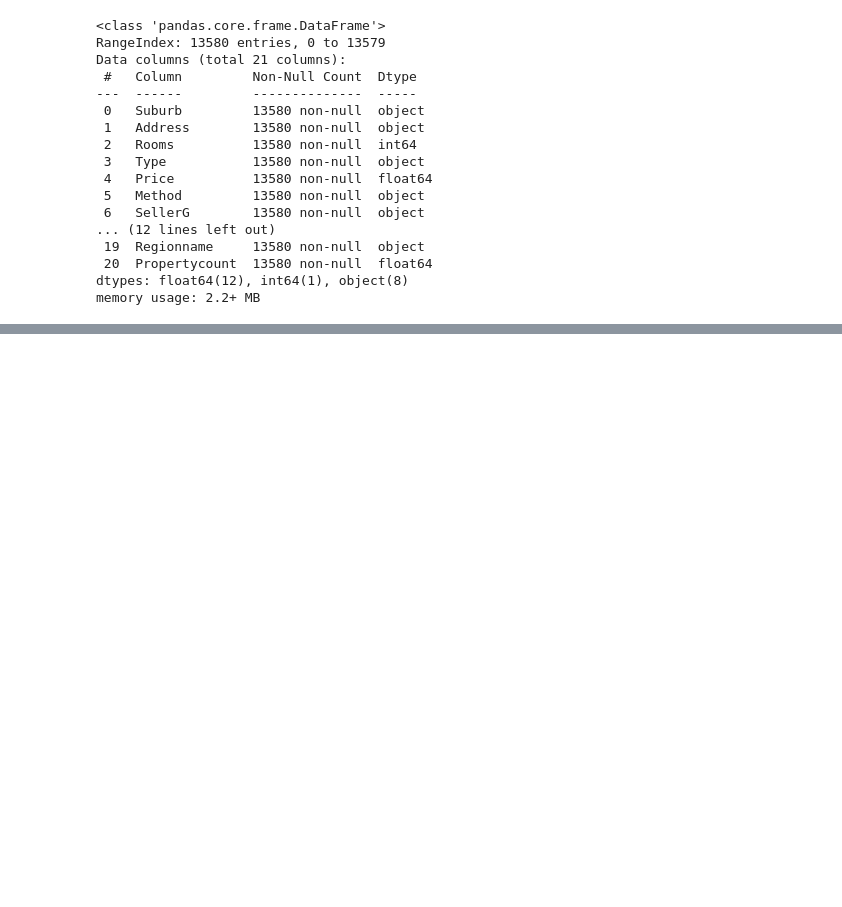
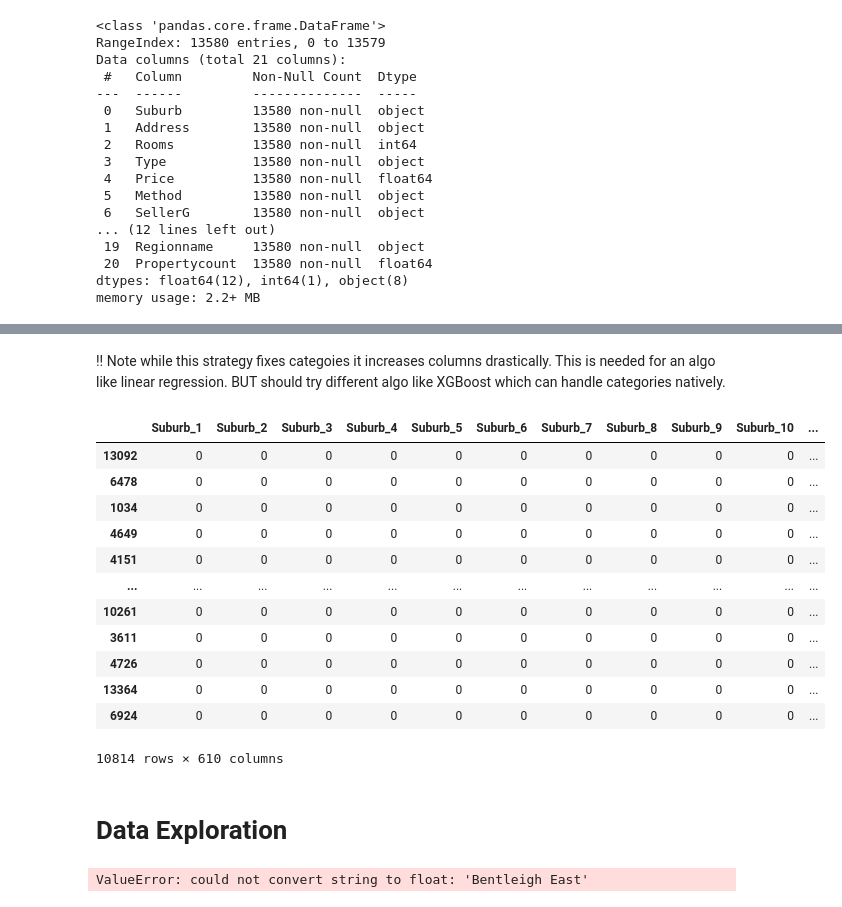
Before and after one commit to onionsp/Realestate-Price-Estimator, a Jupyter notebook: main.ipynb, the cells around one changed output, grey strips where cells are left out. Saved outputs shown, nothing was run; the diff lists cells and outputs as text; code cells hidden in the pictures; blank space fills up the shorter version.

```diff
--- a/main.ipynb
+++ b/main.ipynb
@@ -89,4 +100,30 @@ array([[<Axes: title={'center': 'Rooms'}>,
+# %% [markdown]
+!! Note while this strategy fixes categoies it increases columns drastically. This is needed for an algo like linear regression. BUT should try different algo like XGBoost which can handle categories natively.
 # %%
 from sklearn.model_selection import train_test_split
-
-train_df, test_df = train_test_split(df, test_size=0.2, random_state=42)
+X = df.drop('Price', axis=1)
+y = df['Price']
+X_train, X_test, y_train, y_test = train_test_split(X,y, test_size=0.2)
+# %%
+train_data = X_train.join(y_train)
+train_data
+# %% [output]
+|  | Suburb_1 | Suburb_2 | Suburb_3 | Suburb_4 | Suburb_5 | Suburb_6 | Suburb_7 | Suburb_8 | Suburb_9 | Suburb_10 | ... |
+| 13092 | 0 | 0 | 0 | 0 | 0 | 0 | 0 | 0 | 0 | 0 | ... |
+| 6478 | 0 | 0 | 0 | 0 | 0 | 0 | 0 | 0 | 0 | 0 | ... |
+| 1034 | 0 | 0 | 0 | 0 | 0 | 0 | 0 | 0 | 0 | 0 | ... |
+| 4649 | 0 | 0 | 0 | 0 | 0 | 0 | 0 | 0 | 0 | 0 | ... |
+| 4151 | 0 | 0 | 0 | 0 | 0 | 0 | 0 | 0 | 0 | 0 | ... |
+| ... | ... | ... | ... | ... | ... | ... | ... | ... | ... | ... | ... |
+| 10261 | 0 | 0 | 0 | 0 | 0 | 0 | 0 | 0 | 0 | 0 | ... |
+| 3611 | 0 | 0 | 0 | 0 | 0 | 0 | 0 | 0 | 0 | 0 | ... |
+| 4726 | 0 | 0 | 0 | 0 | 0 | 0 | 0 | 0 | 0 | 0 | ... |
+| 13364 | 0 | 0 | 0 | 0 | 0 | 0 | 0 | 0 | 0 | 0 | ... |
+| 6924 | 0 | 0 | 0 | 0 | 0 | 0 | 0 | 0 | 0 | 0 | ... |
+10814 rows × 610 columns
+# %% [markdown]
+# Data Exploration
+# %%
+sns.heatmap(train_data.corr(), annot=True)
+# %% [output]
+ValueError: could not convert string to float: 'Bentleigh East'
```
Also changed, not shown: parts of 6 cells of this notebook.
